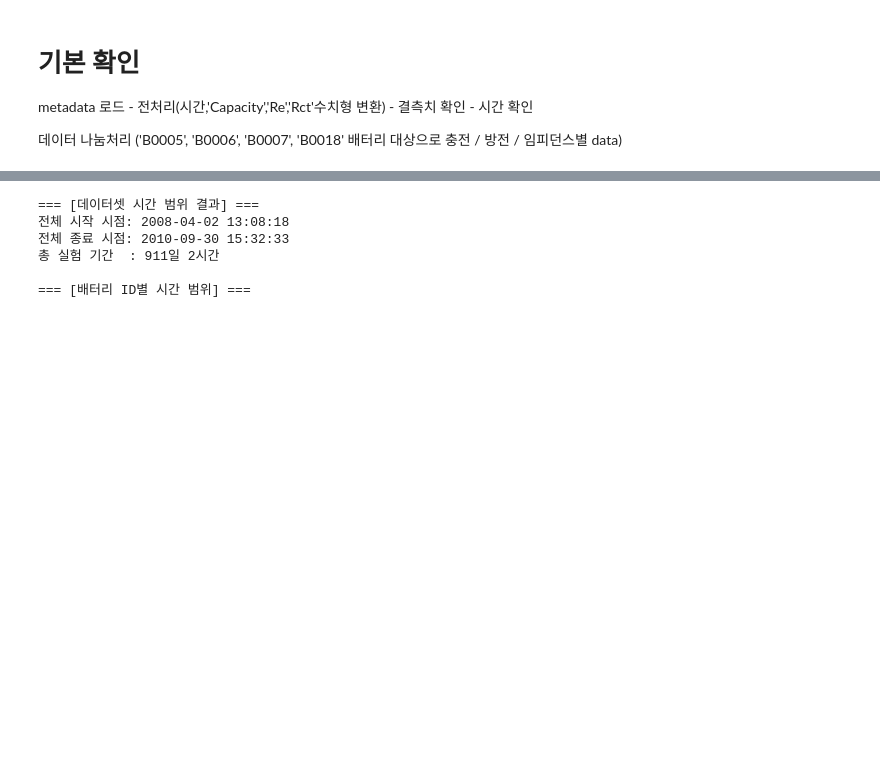
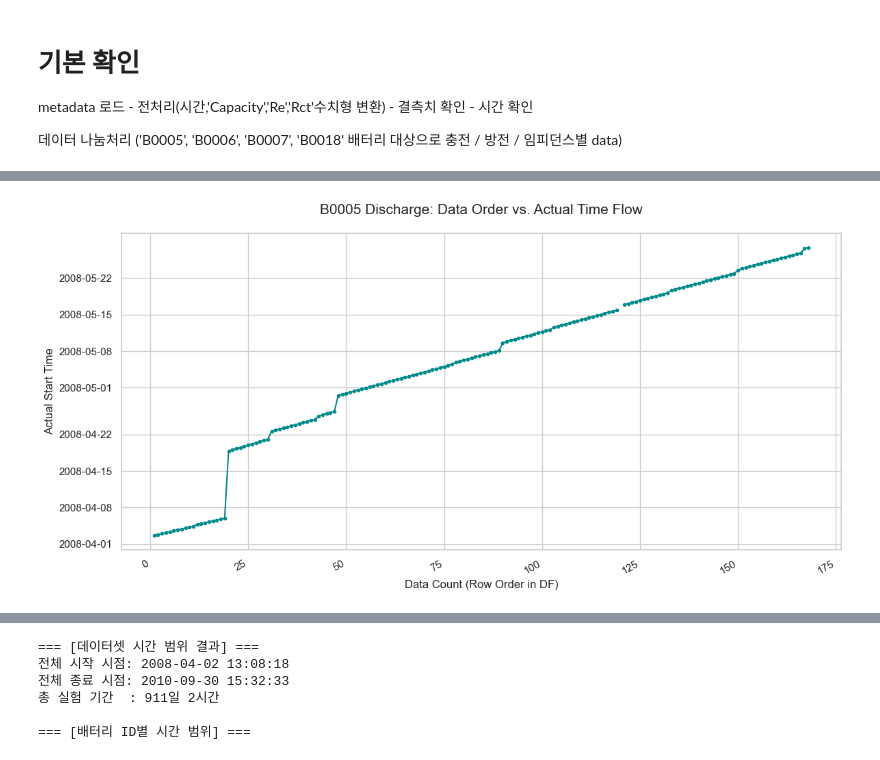
Before and after one commit to dlalswns0211/sparta_project_3_team11, a Jupyter notebook: works/rsh/rsh_01_260319_01.ipynb, the cells around one changed output, grey strips where cells are left out. Drawn from its saved outputs; the diff is of its cells as text; code cells hidden in the pictures; blank space fills up the shorter version.

```diff
--- a/works/rsh/rsh_01_260319_01.ipynb
+++ b/works/rsh/rsh_01_260319_01.ipynb
@@ -107,3 +265,36 @@ Name: count, dtype: int64
+# %%
+import matplotlib.pyplot as plt
+import seaborn as sns
+
+# 1. B0005 방전 데이터 필터링 (필터링만 하고 정렬은 하지 않은 원본 상태 유지)
+b0005_discharge = df[(df['battery_id'] == 'B0005') & (df['type'] == 'discharge')].copy()
+
+# 2. start_time을 datetime으로 변환
+b0005_discharge['start_time'] = pd.to_datetime(b0005_discharge['start_time'])
+
+# 3. 데이터가 들어있는 순서대로 인덱스 부여 (카운트)
+b0005_discharge['data_count'] = range(1, len(b0005_discharge) + 1)
+
+# 4. 시각화
+plt.figure(figsize=(12, 6))
+sns.set_style("whitegrid")
+
+# 데이터 카운트별 시간 흐름 그래프
+plt.plot(b0005_discharge['data_count'], b0005_discharge['start_time'],
+         marker='o', markersize=3, linestyle='-', color='darkcyan', label='Start Time Flow')
+
+# 그래프 꾸미기
+plt.title('B0005 Discharge: Data Order vs. Actual Time Flow', fontsize=15, pad=20)
+plt.xlabel('Data Count (Row Order in DF)', fontsize=12)
+plt.ylabel('Actual Start Time', fontsize=12)
+
+# y축 시간이 겹치지 않게 포맷 조정
+plt.gcf().autofmt_xdate()
+
+plt.tight_layout()
+plt.show()
+# %% [output]
+[figure, added]
 # %%
 #### metadata 시간 전처리(1) 후 df로 저장
 
```
Also changed, not shown: parts of 28 cells of this notebook.
